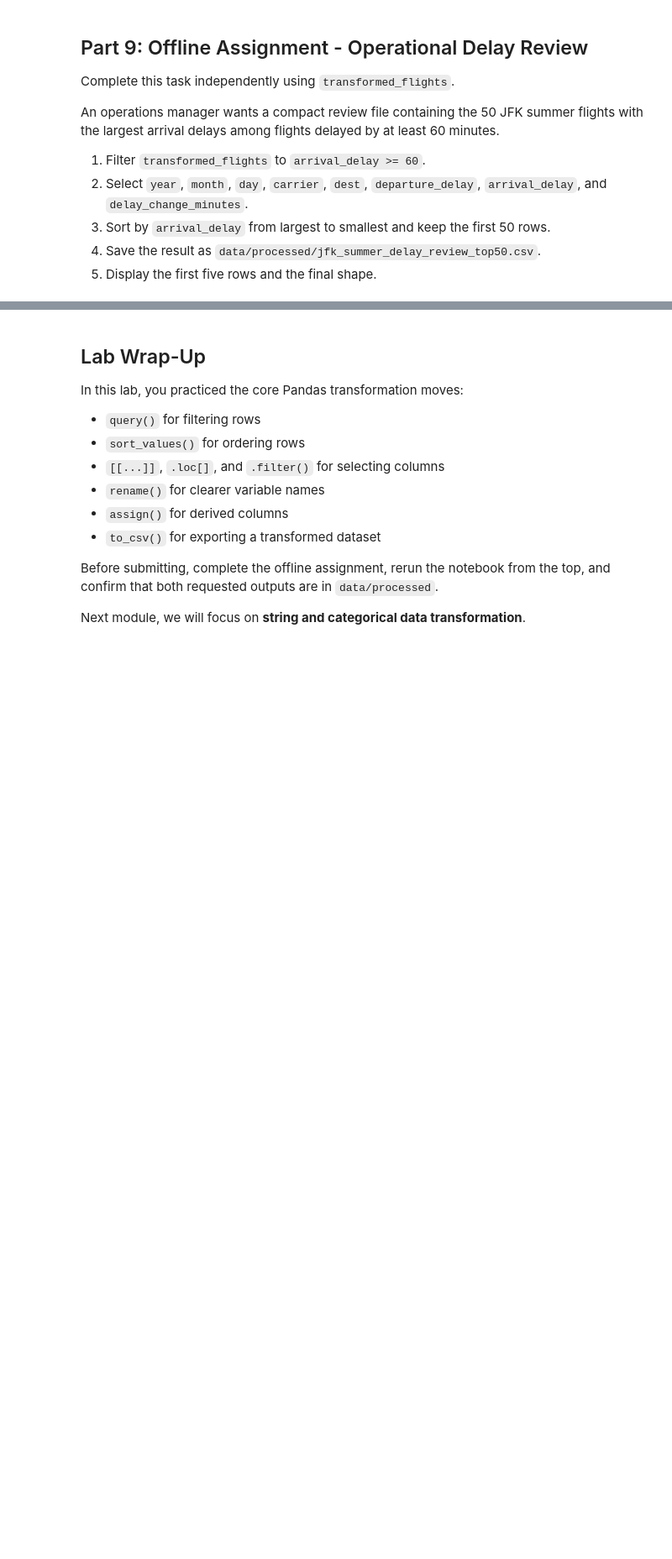
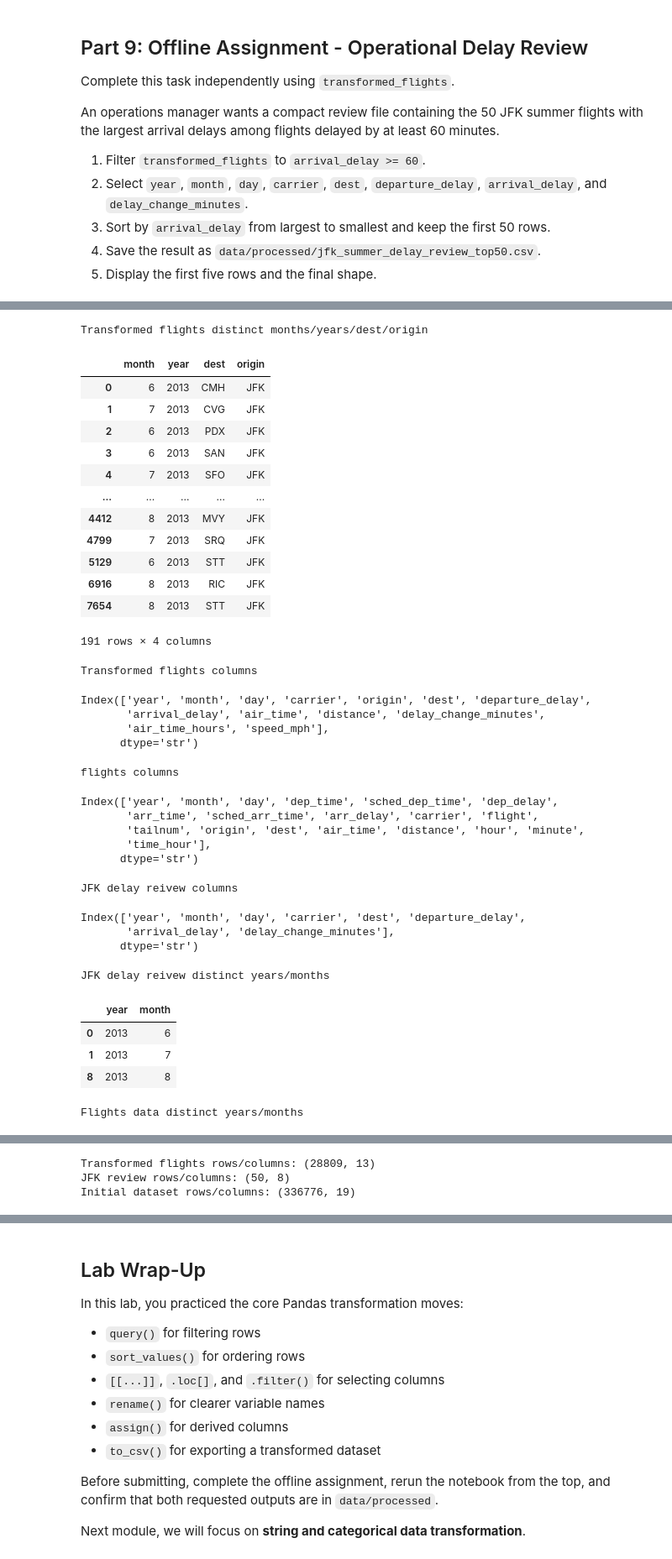
Before and after one commit to MFUTSA/ban6003-week-05-06-pandas-transformation-Matthew-Flores, a Jupyter notebook: notebooks/module5_basic_transformation_guided_lab.ipynb, the cells around one changed output, grey strips where cells are left out. Shown at 84% size. Cells and saved outputs as stored; diff of their text form; code cells hidden in the pictures; blank space fills up the shorter version.

Commit message:
Final checkpoint before completion

```diff
--- a/notebooks/module5_basic_transformation_guided_lab.ipynb
+++ b/notebooks/module5_basic_transformation_guided_lab.ipynb
@@ -621,0 +869,60 @@ An operations manager wants a compact review file containing the 50 JFK summer f
+# %%
+#Reviewing the data. Final check.
+
+print("Transformed flights distinct months/years/dest/origin")
+display(transformed_flights[["month","year","dest","origin"]].drop_duplicates())
+
+print("Transformed flights columns")
+display(transformed_flights.columns)
+
+print("flights columns")
+display(flights.columns)
+
+print("JFK delay reivew columns")
+display(jfk_summer_delay_review.columns)
+
+print("JFK delay reivew distinct years/months")
+display(jfk_summer_delay_review[["year","month"]].drop_duplicates())
+
+print("Flights data distinct years/months")
+display(flights[["year","month"]].drop_duplicates())
+
+print(f"""Transformed flights rows/columns: {transformed_flights.shape}
+JFK review rows/columns: {jfk_summer_delay_review.shape}
+Initial dataset rows/columns: {flights.shape}""")
+# %% [output]
+Transformed flights distinct months/years/dest/origin
+|  | month | year | dest | origin |
+| 0 | 6 | 2013 | CMH | JFK |
+| 1 | 7 | 2013 | CVG | JFK |
+| 2 | 6 | 2013 | PDX | JFK |
+| 3 | 6 | 2013 | SAN | JFK |
+| 4 | 7 | 2013 | SFO | JFK |
+| ... | ... | ... | ... | ... |
+| 4412 | 8 | 2013 | MVY | JFK |
+| 4799 | 7 | 2013 | SRQ | JFK |
+| 5129 | 6 | 2013 | STT | JFK |
+| 6916 | 8 | 2013 | RIC | JFK |
+| 7654 | 8 | 2013 | STT | JFK |
+191 rows × 4 columns
+Transformed flights columns
+Index(['year', 'month', 'day', 'carrier', 'origin', 'dest', 'departure_delay',
+       'arrival_delay', 'air_time', 'distance', 'delay_change_minutes',
+       'air_time_hours', 'speed_mph'],
+      dtype='str')
+flights columns
+Index(['year', 'month', 'day', 'dep_time', 'sched_dep_time', 'dep_delay',
+       'arr_time', 'sched_arr_time', 'arr_delay', 'carrier', 'flight',
+       'tailnum', 'origin', 'dest', 'air_time', 'distance', 'hour', 'minute',
+       'time_hour'],
+      dtype='str')
+JFK delay reivew columns
+Index(['year', 'month', 'day', 'carrier', 'dest', 'departure_delay',
+       'arrival_delay', 'delay_change_minutes'],
+      dtype='str')
+JFK delay reivew distinct years/months
+|  | year | month |
+| 0 | 2013 | 6 |
+| 1 | 2013 | 7 |
+| 8 | 2013 | 8 |
+Flights data distinct years/months
@@ -622,3 +942,6 @@ An operations manager wants a compact review file containing the 50 JFK summer f
+Transformed flights rows/columns: (28809, 13)
+JFK review rows/columns: (50, 8)
+Initial dataset rows/columns: (336776, 19)
 # %% [markdown]
 ### Offline Assignment Reflection
 
```
Also changed, not shown: parts of 27 cells of this notebook, 2 other files.
